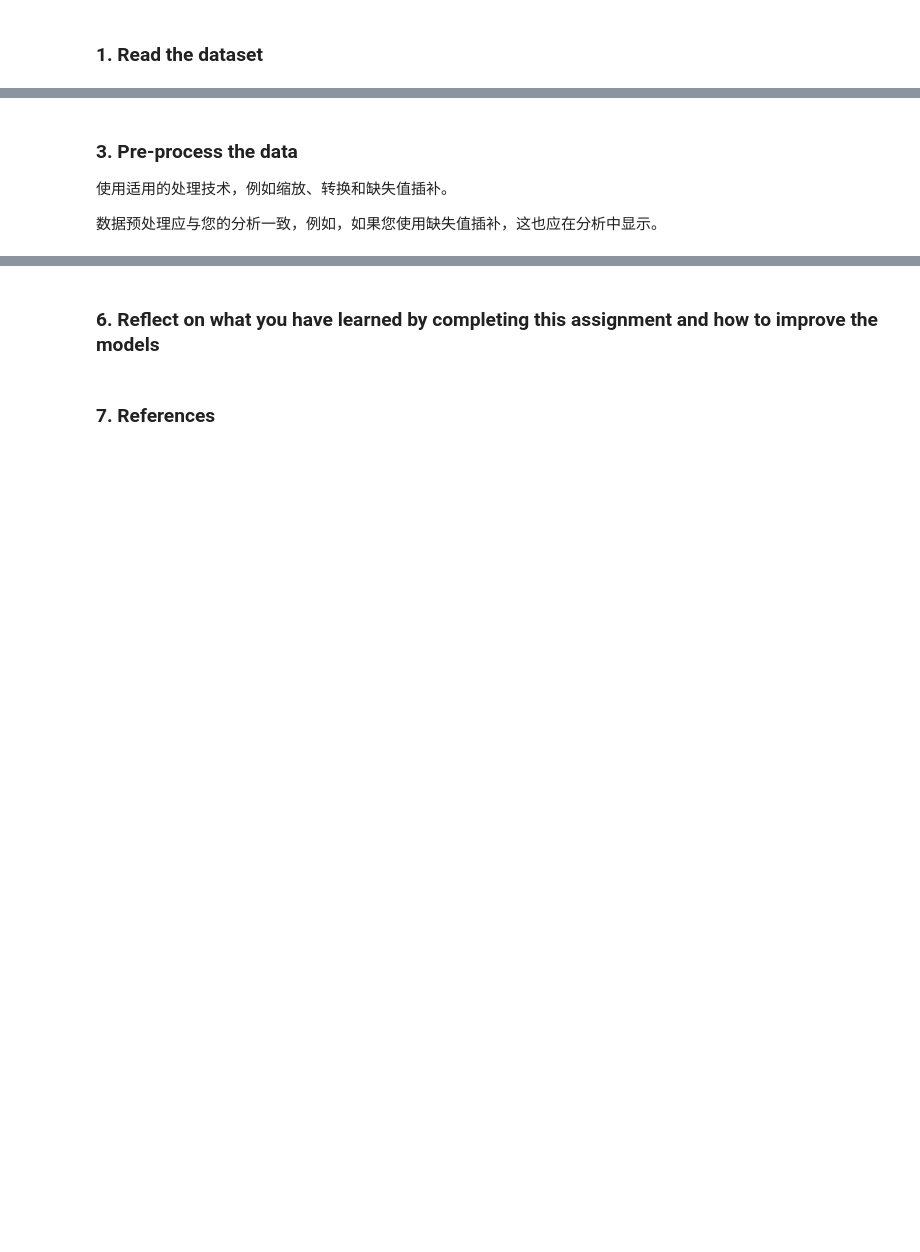
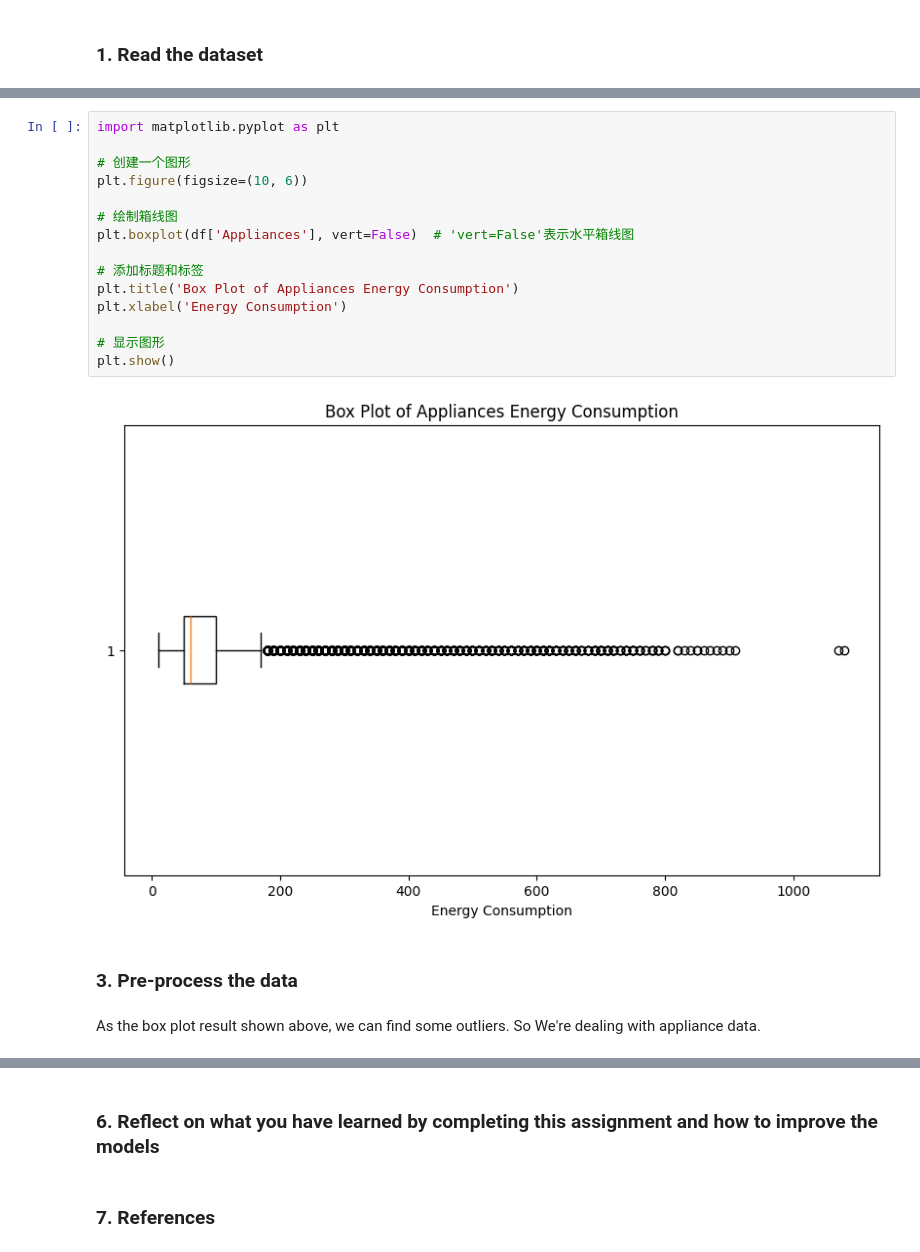
Before and after one commit to yuqingc31/MiningBigData, a Jupyter notebook: assignment1/a1841612_yuqingchen_assign1a.ipynb, the cells around one changed output, grey strips where cells are left out. Cells and saved outputs as stored; diff of their text form; blank space fills up the shorter version.

```diff
--- a/assignment1/a1841612_yuqingchen_assign1a.ipynb
+++ b/assignment1/a1841612_yuqingchen_assign1a.ipynb
@@ -107,6 +201,21 @@ plt.show()
+# %%
+import matplotlib.pyplot as plt
+
+# 创建一个图形
+plt.figure(figsize=(10, 6))
+
+# 绘制箱线图
+plt.boxplot(df['Appliances'], vert=False)  # 'vert=False'表示水平箱线图
+
+# 添加标题和标签
+plt.title('Box Plot of Appliances Energy Consumption')
+plt.xlabel('Energy Consumption')
+
+# 显示图形
+plt.show()
+# %% [output]
+[figure, added]
 # %% [markdown]
 ### 3. Pre-process the data
-
-使用适用的处理技术，例如缩放、转换和缺失值插补。
-
-数据预处理应与您的分析一致，例如，如果您使用缺失值插补，这也应在分析中显示。
+# %% [markdown]
+As the box plot result shown above, we can find some outliers. So We're dealing with appliance data.
```
Also changed, not shown: parts of 35 cells of this notebook, 1 other file.
